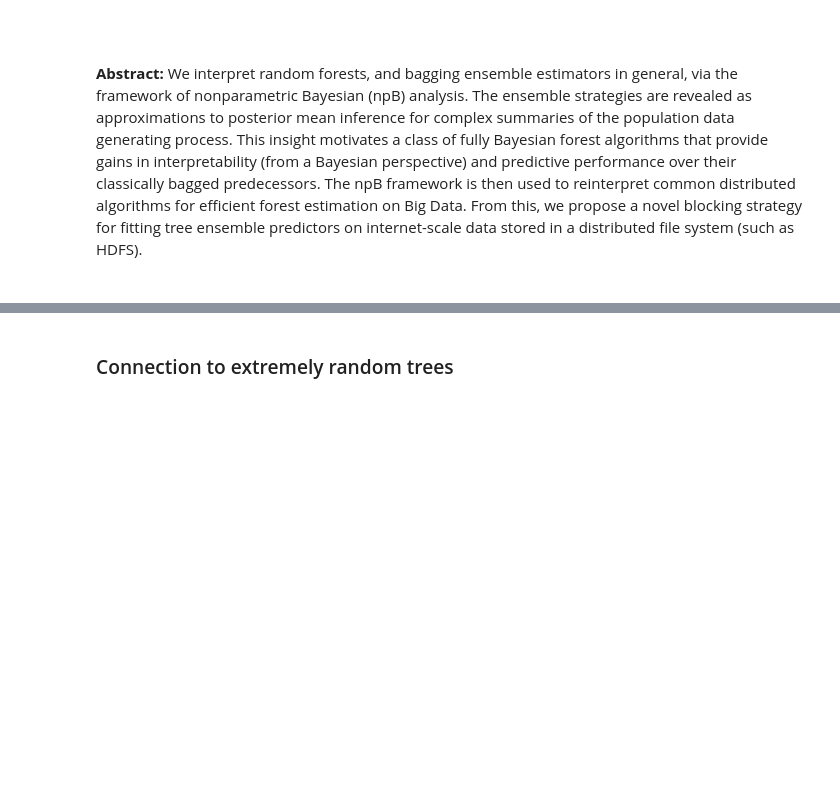
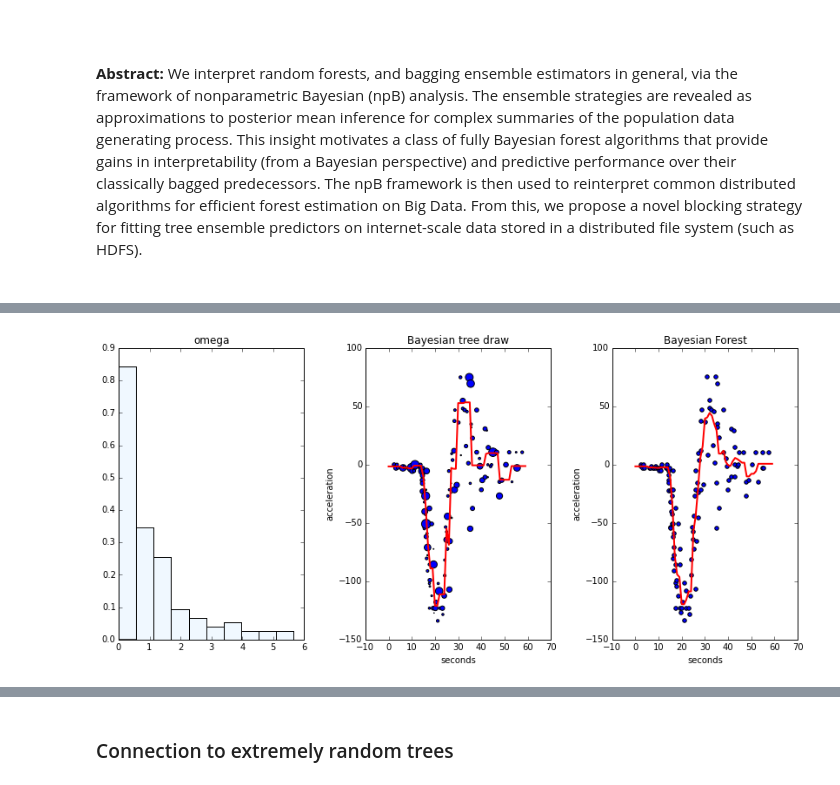
Before and after one commit to TaddyLab/bayesian-forest, a Jupyter notebook: bayesforest.ipynb, the cells around one changed output, grey strips where cells are left out. Cells and saved outputs as stored; diff of their text form; code cells hidden in the pictures; blank space fills up the shorter version.

```diff
--- a/bayesforest.ipynb
+++ b/bayesforest.ipynb
@@ -25,0 +110,20 @@ The interpretable model also allows us to assess appropriateness of various Big
+# %%
+# single bayesian cart draw
+omega = rn.exponential(1,mcycle.shape[0])
+mcycle_bt = tree.DecisionTreeRegressor(min_samples_leaf=5)
+mcycle_bt.fit(Xm, ym, sample_weight=omega)
+# bayesian forest
+mcycle_bf = ensemble.RandomForestRegressor(100,min_samples_leaf=5, bootstrap=2)
+mcycle_bf.fit(Xm,ym)
+
+plt.subplot(131)
+plt.hist(omega,normed=1,color="aliceblue")
+plt.title("omega")
+
+plt.subplot(132)
+mcycle_plot(mcycle_bt, "Bayesian tree draw", s=omega*20)
+
+plt.subplot(133)
+mcycle_plot(mcycle_bf, "Bayesian Forest")
+# %% [output]
+[figure, added]
```
Also changed, not shown: parts of 28 cells of this notebook.
